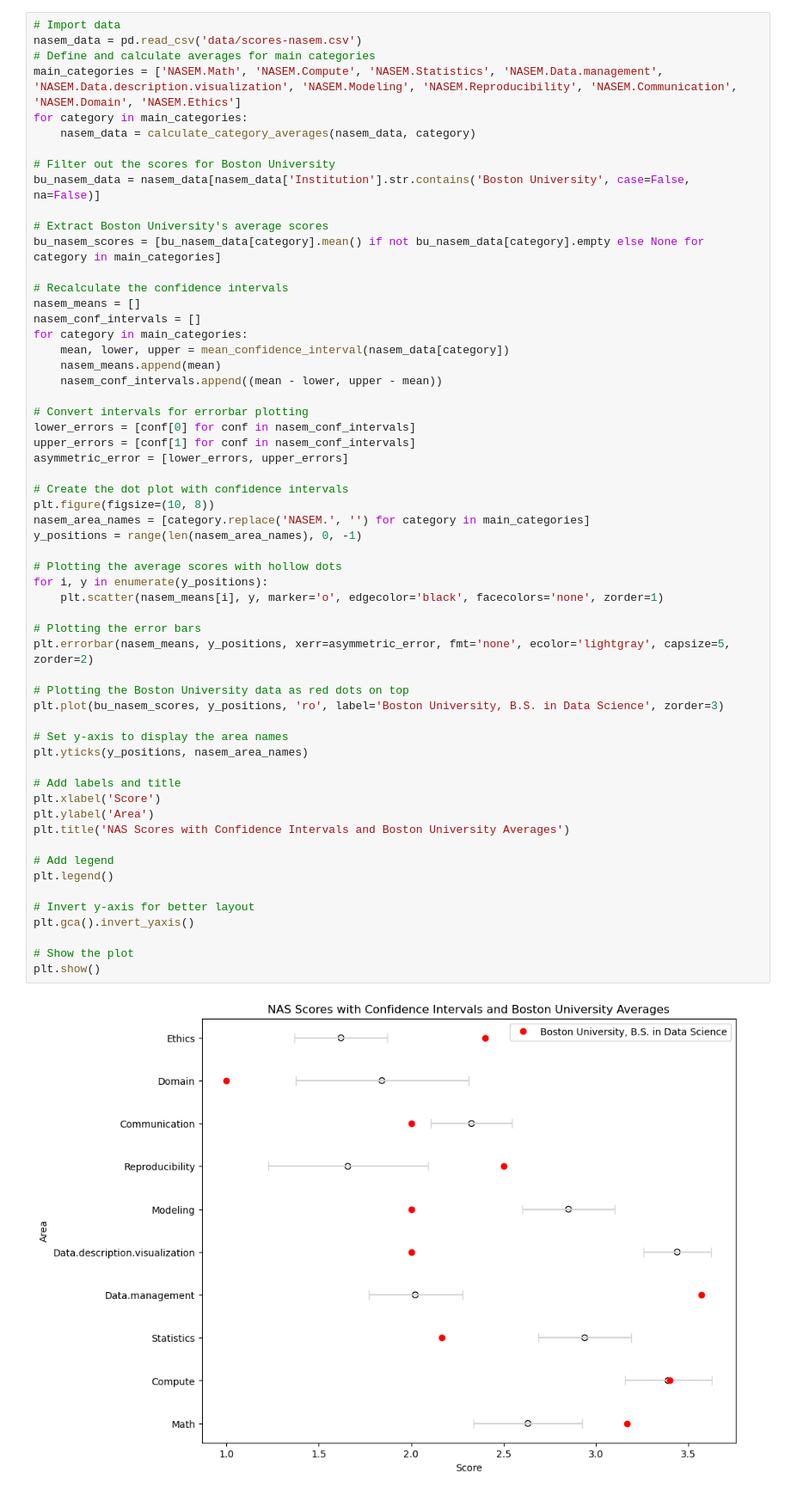
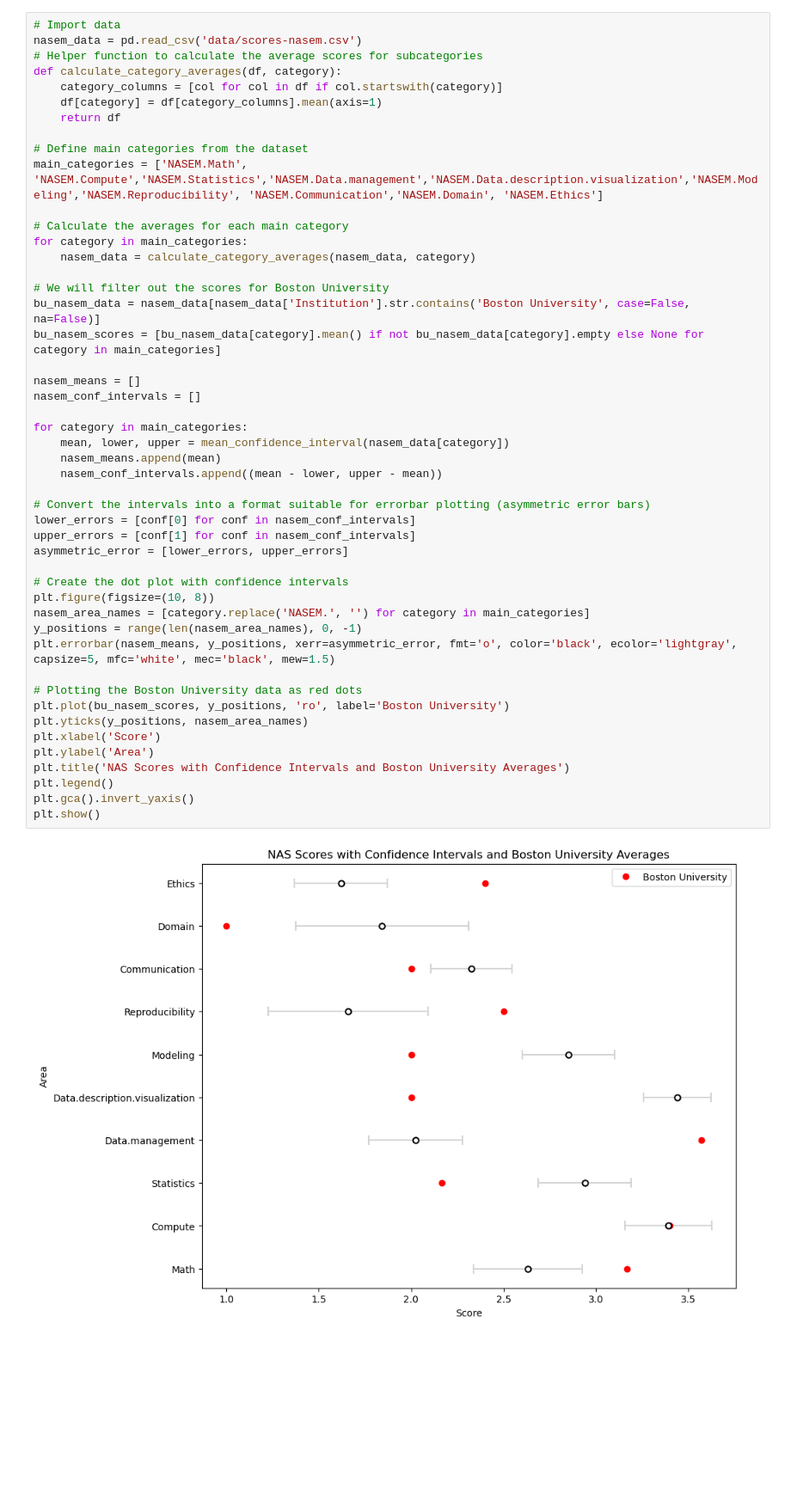
Before and after one commit to mast13f/ds587, a Jupyter notebook: visual.ipynb, the cells around one changed output. Shown at 86% size. Drawn from its saved outputs; the diff is of its cells as text; blank space fills up the shorter version.

```diff
--- a/visual.ipynb
+++ b/visual.ipynb
@@ -80,60 +57,50 @@ nasem
 # %%
 # Import data
 nasem_data = pd.read_csv('data/scores-nasem.csv')
-# Define and calculate averages for main categories
-main_categories = ['NASEM.Math', 'NASEM.Compute', 'NASEM.Statistics', 'NASEM.Data.management', 'NASEM.Data.description.visualization', 'NASEM.Modeling', 'NASEM.Reproducibility', 'NASEM.Communication', 'NASEM.Domain', 'NASEM.Ethics']
+# Helper function to calculate the average scores for subcategories
+def calculate_category_averages(df, category):
+    category_columns = [col for col in df if col.startswith(category)]
+    df[category] = df[category_columns].mean(axis=1)
+    return df
+
+# Define main categories from the dataset
+main_categories = ['NASEM.Math', 'NASEM.Compute','NASEM.Statistics','NASEM.Data.management','NASEM.Data.description.visualization','NASEM.Modeling','NASEM.Reproducibility', 'NASEM.Communication','NASEM.Domain', 'NASEM.Ethics']
+
+# Calculate the averages for each main category
 for category in main_categories:
     nasem_data = calculate_category_averages(nasem_data, category)
 
-# Filter out the scores for Boston University
+# We will filter out the scores for Boston University
 bu_nasem_data = nasem_data[nasem_data['Institution'].str.contains('Boston University', case=False, na=False)]
-
-# Extract Boston University's average scores
 bu_nasem_scores = [bu_nasem_data[category].mean() if not bu_nasem_data[category].empty else None for category in main_categories]
 
-# Recalculate the confidence intervals
 nasem_means = []
 nasem_conf_intervals = []
+
 for category in main_categories:
     mean, lower, upper = mean_confidence_interval(nasem_data[category])
     nasem_means.append(mean)
     nasem_conf_intervals.append((mean - lower, upper - mean))
 
-# Convert intervals for errorbar plotting
+# Convert the intervals into a format suitable for errorbar plotting (asymmetric error bars)
 lower_errors = [conf[0] for conf in nasem_conf_intervals]
 upper_errors = [conf[1] for conf in nasem_conf_intervals]
 asymmetric_error = [lower_errors, upper_errors]
 
 # Create the dot plot with confidence intervals
 plt.figure(figsize=(10, 8))
 nasem_area_names = [category.replace('NASEM.', '') for category in main_categories]
 y_positions = range(len(nasem_area_names), 0, -1)
+plt.errorbar(nasem_means, y_positions, xerr=asymmetric_error, fmt='o', color='black', ecolor='lightgray', capsize=5, mfc='white', mec='black', mew=1.5)
 
-# Plotting the average scores with hollow dots
-for i, y in enumerate(y_positions):
-    plt.scatter(nasem_means[i], y, marker='o', edgecolor='black', facecolors='none', zorder=1)
-
-# Plotting the error bars
-plt.errorbar(nasem_means, y_positions, xerr=asymmetric_error, fmt='none', ecolor='lightgray', capsize=5, zorder=2)
-
-# Plotting the Boston University data as red dots on top
-plt.plot(bu_nasem_scores, y_positions, 'ro', label='Boston University, B.S. in Data Science', zorder=3)
-
-# Set y-axis to display the area names
+# Plotting the Boston University data as red dots
+plt.plot(bu_nasem_scores, y_positions, 'ro', label='Boston University')
 plt.yticks(y_positions, nasem_area_names)
-
-# Add labels and title
 plt.xlabel('Score')
 plt.ylabel('Area')
 plt.title('NAS Scores with Confidence Intervals and Boston University Averages')
-
-# Add legend
 plt.legend()
-
-# Invert y-axis for better layout
 plt.gca().invert_yaxis()
-
-# Show the plot
 plt.show()
 # %% [output]
-[figure, old version]
+[figure, new version]
```
Also changed, not shown: parts of 2 cells of this notebook.
